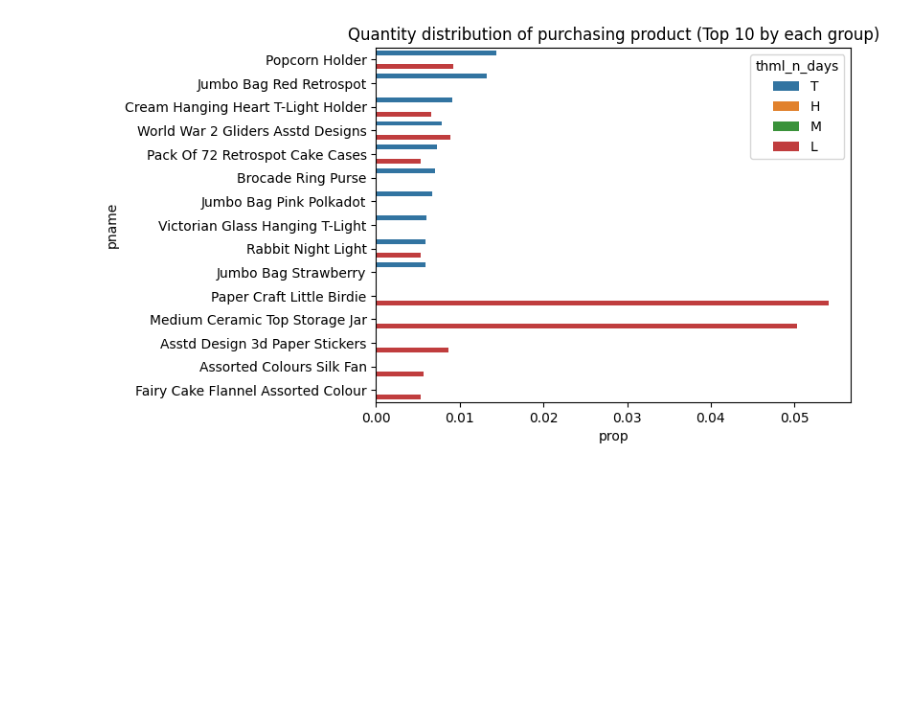
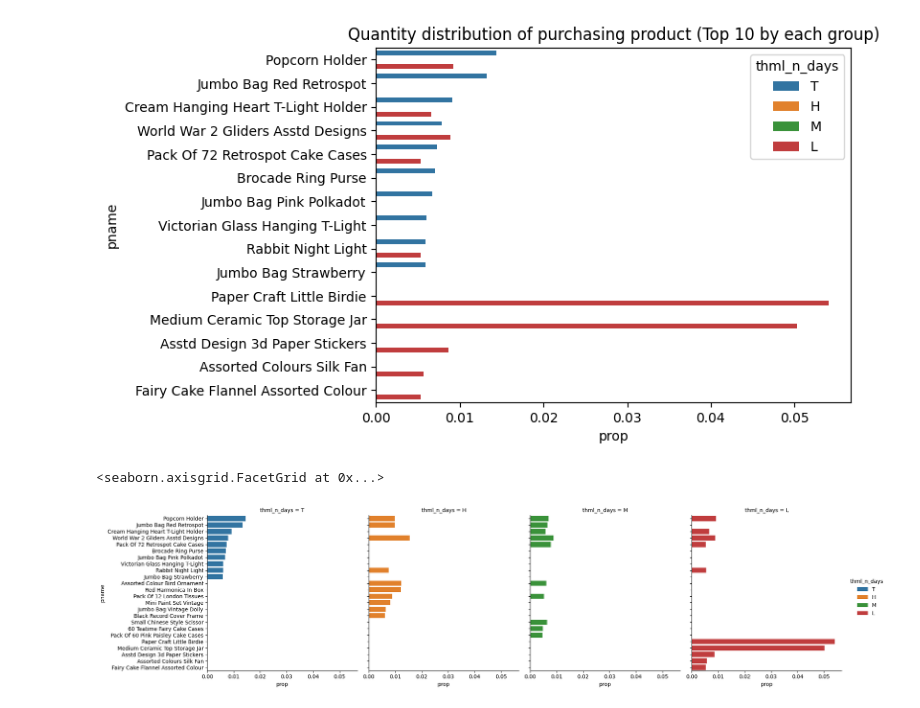
Before and after one commit to ddtwu/python_blog, a Jupyter notebook: 202409_01_categorize_a_continuous_variable/main_202409_01.ipynb, the cells around one changed output. Cells and saved outputs as stored; diff of their text form; code cells hidden in the pictures; blank space fills up the shorter version.

```diff
--- a/202409_01_categorize_a_continuous_variable/main_202409_01.ipynb
+++ b/202409_01_categorize_a_continuous_variable/main_202409_01.ipynb
@@ -198,3 +204,8 @@ g.set_title("Quantity distribution of purchasing product (Top 10 by each group)"
 # %% [output]
 Text(0.5, 1.0, 'Quantity distribution of purchasing product (Top 10 by each group)')
 [figure]
+# %%
+sb.catplot(data = sub_rst, x = "prop", y = "pname", hue = "thml_n_days", col = "thml_n_days", kind = "bar")
+# %% [output]
+<seaborn.axisgrid.FacetGrid at 0x...>
+[figure, added]
```
Also changed, not shown: parts of 8 cells of this notebook.
